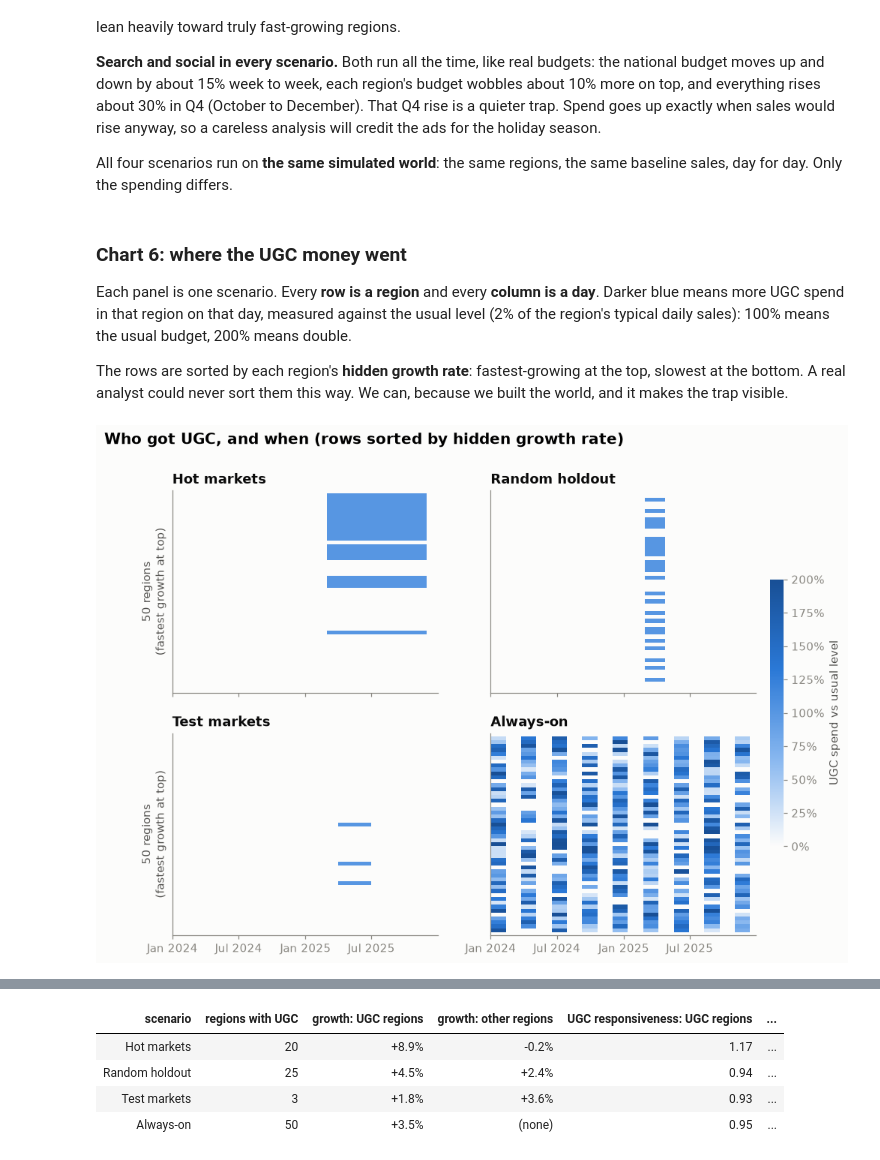
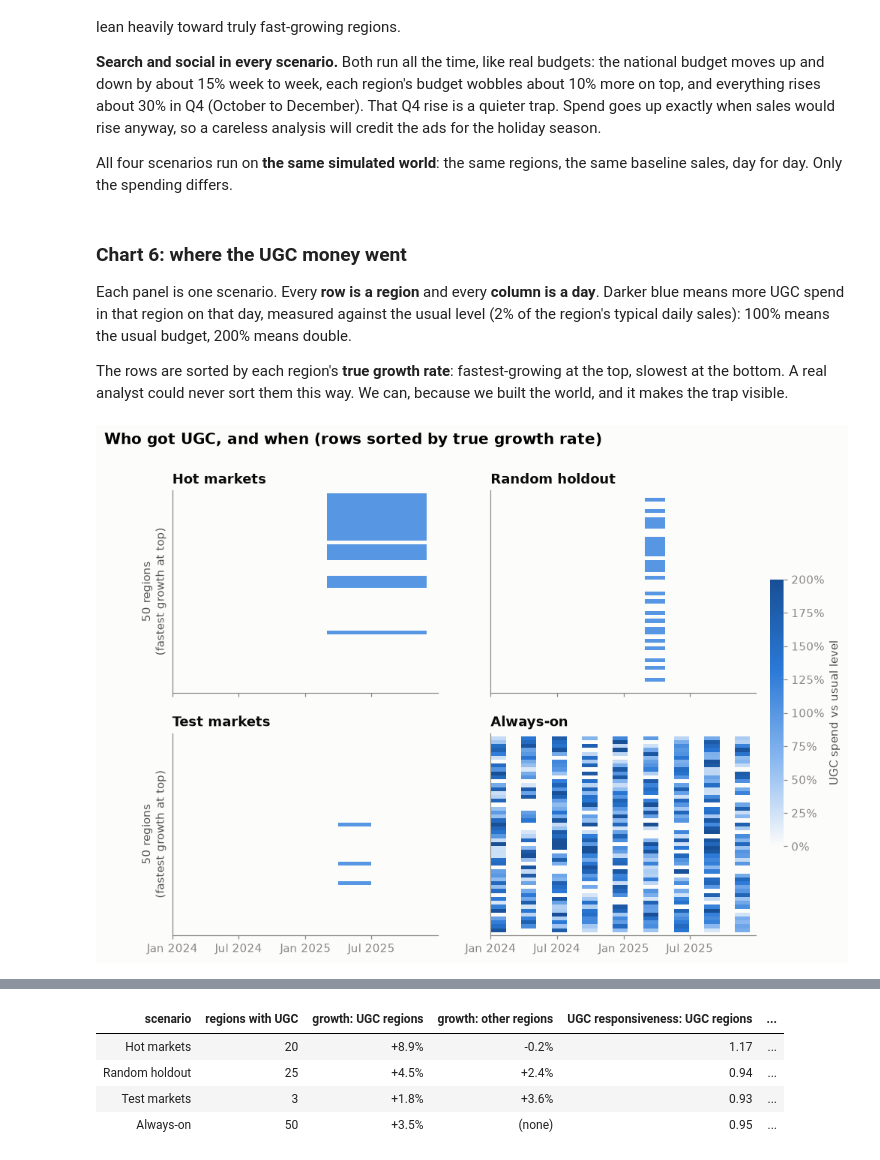
Before and after one commit to menni99/incrementality-mmm-lab, a Jupyter notebook: incrementality.ipynb, the cells around one changed output, grey strips where cells are left out. Saved outputs shown, nothing was run; the diff lists cells and outputs as text; code cells hidden in the pictures.

```diff
--- a/incrementality.ipynb
+++ b/incrementality.ipynb
@@ -511,38 +511,38 @@ worlds = {name: simulate_world(cfg, scenario=s) for name, s in scenarios.items()
 
 Each panel is one scenario. Every **row is a region** and every **column is a day**. Darker blue means more UGC spend in that region on that day, measured against the usual level (2% of the region's typical daily sales): 100% means the usual budget, 200% means double.
 
-The rows are sorted by each region's **hidden growth rate**: fastest-growing at the top, slowest at the bottom. A real analyst could never sort them this way. We can, because we built the world, and it makes the trap visible.
+The rows are sorted by each region's **true growth rate**: fastest-growing at the top, slowest at the bottom. A real analyst could never sort them this way. We can, because we built the world, and it makes the trap visible.
 # %%
 from matplotlib.colors import LinearSegmentedColormap
 from simulate import LEVELS
 
 blues = LinearSegmentedColormap.from_list("ugc", [style.SURFACE, "#86b6ef", style.SERIES[0], "#184f95"])
 order = geos.sort_values("growth_rate", ascending=False)["geo"]
 size = geos.set_index("geo")["base_sales"]
 
 fig, axes = plt.subplots(2, 2, figsize=(11, 7), sharex=True, sharey=True)
 for ax, (name, (_, p)) in zip(axes.flat, worlds.items()):
     grid = p.pivot(index="geo", columns="date", values="spend_ugc").loc[order]
     intensity = grid.div(size.loc[order], axis=0) / LEVELS["ugc"]
     dates = grid.columns
     img = ax.imshow(intensity.to_numpy(), aspect="auto", cmap=blues, vmin=0, vmax=2.0, interpolation="nearest",
                     extent=[mdates.date2num(dates[0]), mdates.date2num(dates[-1]), len(order), 0])
     ax.set_title(name, fontsize=12)
     ax.grid(False)
     ax.set_yticks([])
     ax.set_ylim(len(order) + 0.8, -0.8)  # small margin so edge rows stay visible
     ax.xaxis.set_major_locator(mdates.MonthLocator(bymonth=[1, 7]))
     ax.xaxis.set_major_formatter(mdates.DateFormatter("%b %Y"))
 for ax in axes[:, 0]:
     ax.set_ylabel("50 regions\n(fastest growth at top)")
 cbar = fig.colorbar(img, ax=axes, shrink=0.6, pad=0.02)
 cbar.set_label("UGC spend vs usual level")
 cbar.outline.set_visible(False)
 cbar.ax.yaxis.set_major_formatter(mticker.PercentFormatter(1.0))
-fig.suptitle("Who got UGC, and when (rows sorted by hidden growth rate)", x=0.05, ha="left", fontweight="bold", fontsize=13)
+fig.suptitle("Who got UGC, and when (rows sorted by true growth rate)", x=0.05, ha="left", fontweight="bold", fontsize=13)
 plt.show()
 # %% [output]
-[figure, old version]
+[figure, new version]
 # %% [markdown]
 **How to read it:**
 - **Hot markets:** the blue block sits mostly in the **top half**. UGC went to the regions that were already growing fastest. That's the trap, in one picture.
```
Also changed, not shown: parts of 4 cells of this notebook.
